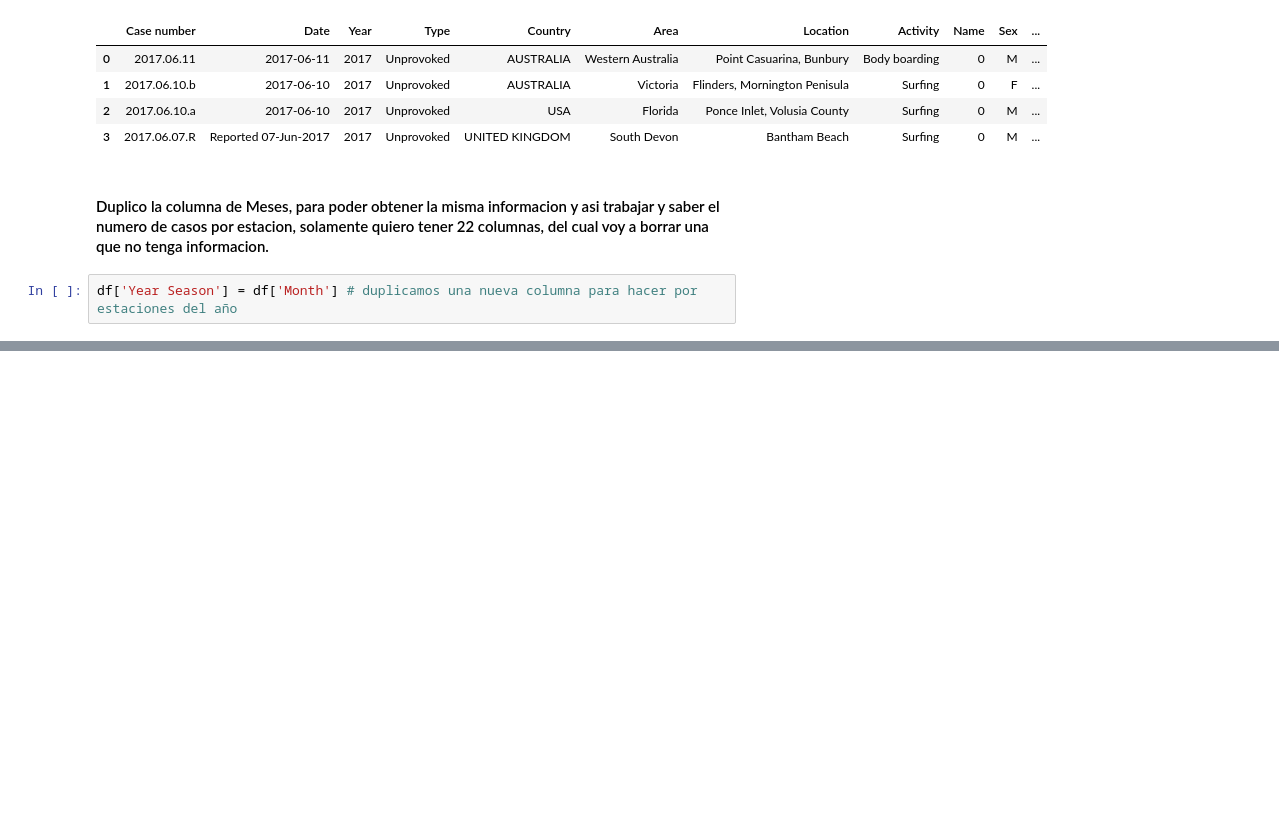
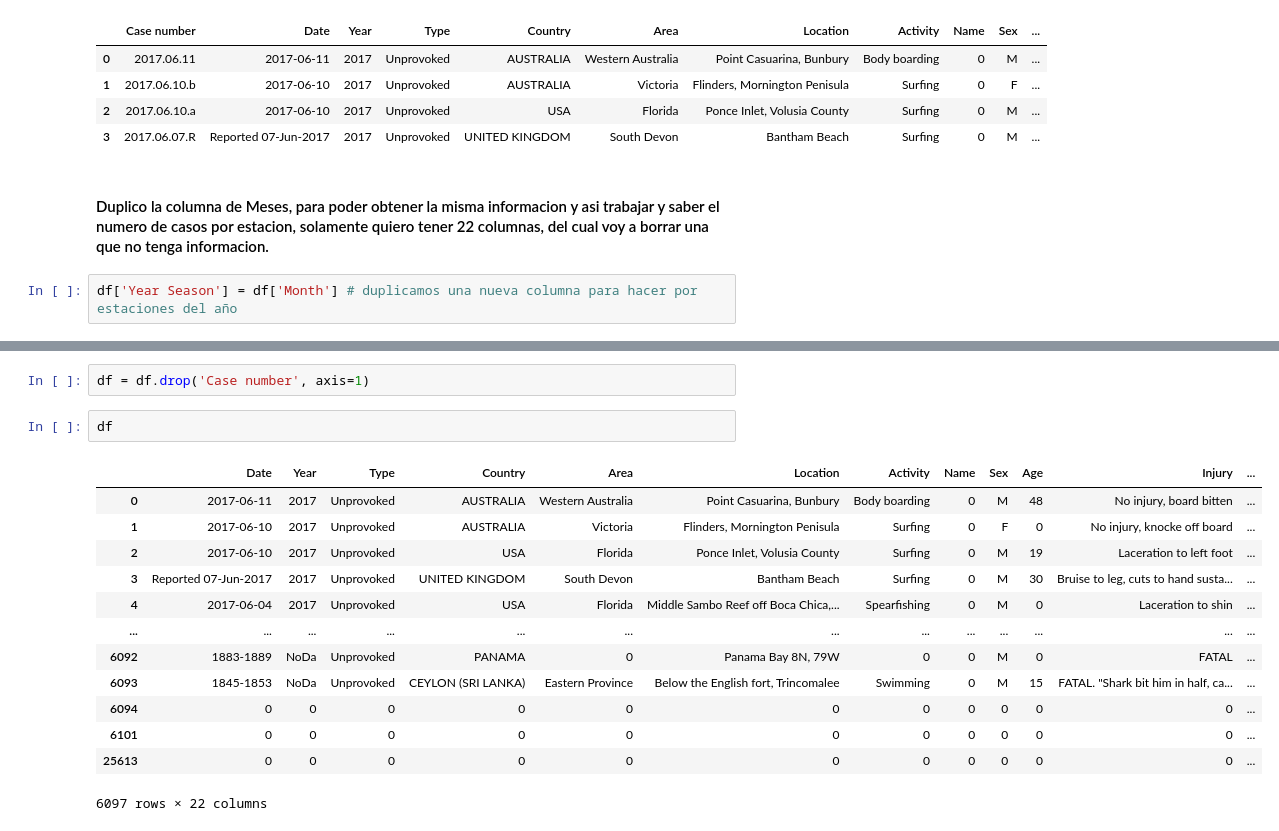
Before and after one commit to JesusGuardiaRamirez/Proyecto_Sharks-DataCleaning, a Jupyter notebook: ULTIMO SHARK.ipynb, the cells around one changed output, grey strips where cells are left out. Saved outputs shown, nothing was run; the diff lists cells and outputs as text; blank space fills up the shorter version.

```diff
--- a/ULTIMO SHARK.ipynb
+++ b/ULTIMO SHARK.ipynb
@@ -195,0 +196,18 @@ df['Year Season'] = df['Month'] # duplicamos una nueva columna para hacer por es
+# %%
+df = df.drop('Case number', axis=1)
+# %%
+df
+# %% [output]
+|  | Date | Year | Type | Country | Area | Location | Activity | Name | Sex | Age | Injury | ... |
+| 0 | 2017-06-11 | 2017 | Unprovoked | AUSTRALIA | Western Australia | Point Casuarina, Bunbury | Body boarding | 0 | M | 48 | No injury, board bitten | ... |
+| 1 | 2017-06-10 | 2017 | Unprovoked | AUSTRALIA | Victoria | Flinders, Mornington Penisula | Surfing | 0 | F | 0 | No injury, knocke off board | ... |
+| 2 | 2017-06-10 | 2017 | Unprovoked | USA | Florida | Ponce Inlet, Volusia County | Surfing | 0 | M | 19 | Laceration to left foot | ... |
+| 3 | Reported 07-Jun-2017 | 2017 | Unprovoked | UNITED KINGDOM | South Devon | Bantham Beach | Surfing | 0 | M | 30 | Bruise to leg, cuts to hand susta... | ... |
+| 4 | 2017-06-04 | 2017 | Unprovoked | USA | Florida | Middle Sambo Reef off Boca Chica,... | Spearfishing | 0 | M | 0 | Laceration to shin | ... |
+| ... | ... | ... | ... | ... | ... | ... | ... | ... | ... | ... | ... | ... |
+| 6092 | 1883-1889 | NoDa | Unprovoked | PANAMA | 0 | Panama Bay 8N, 79W | 0 | 0 | M | 0 | FATAL | ... |
+| 6093 | 1845-1853 | NoDa | Unprovoked | CEYLON (SRI LANKA) | Eastern Province | Below the English fort, Trincomalee | Swimming | 0 | M | 15 | FATAL. "Shark bit him in half, ca... | ... |
+| 6094 | 0 | 0 | 0 | 0 | 0 | 0 | 0 | 0 | 0 | 0 | 0 | ... |
+| 6101 | 0 | 0 | 0 | 0 | 0 | 0 | 0 | 0 | 0 | 0 | 0 | ... |
+| 25613 | 0 | 0 | 0 | 0 | 0 | 0 | 0 | 0 | 0 | 0 | 0 | ... |
+6097 rows × 22 columns
```
Also changed, not shown: parts of 17 cells of this notebook, 1 other file.
